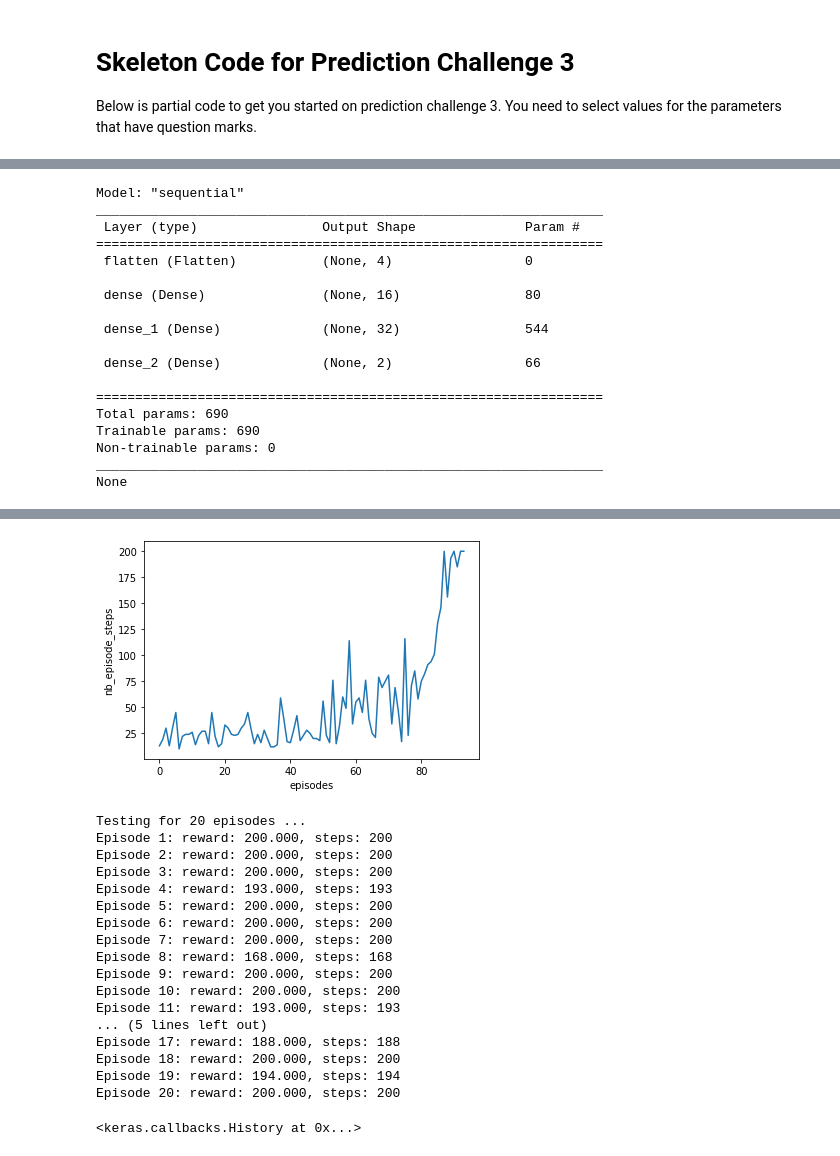
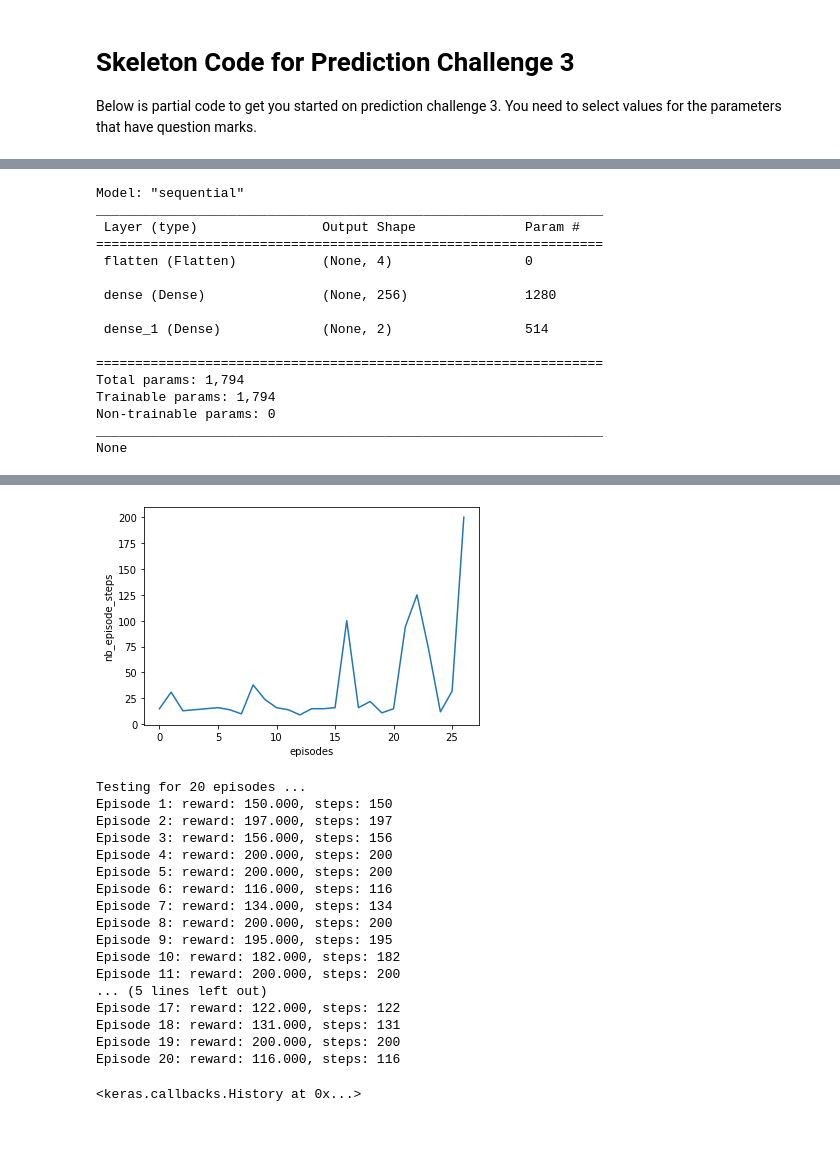
Before and after one commit to chandhinipj/CartPole-V0-ReinforcementLearning, a Jupyter notebook: PredictionChallenge3.ipynb, the cells around one changed output, grey strips where cells are left out. Cells and saved outputs as stored; diff of their text form; code cells hidden in the pictures.

```diff
--- a/PredictionChallenge3.ipynb
+++ b/PredictionChallenge3.ipynb
@@ -55,10 +55,10 @@ model = Sequential()
 model.add(Input(shape=(1,env.observation_space.shape[0])))  # The input is 1 observation vector, and the number of observations in that vector
 model.add(Flatten())
 # add extra layers here
-model.add(Dense(16, activation='relu'))
-model.add(Dense(32, activation='relu'))
+# model.add(Dense(16, activation='relu'))
+# model.add(Dense(32, activation='relu'))
 # model.add(Dense(64, activation='relu'))
-# model.add(Dense(128, activation='relu'))
+model.add(Dense(256, activation='relu'))
 
 model.add(Dense(env.action_space.n, activation='linear'))   # the output is the number of actions in the action space
 print(model.summary())
@@ -69,15 +69,13 @@ _________________________________________________________________
 =================================================================
  flatten (Flatten)           (None, 4)                 0
 
- dense (Dense)               (None, 16)                80
+ dense (Dense)               (None, 256)               1280
 
- dense_1 (Dense)             (None, 32)                544
-
- dense_2 (Dense)             (None, 2)                 66
+ dense_1 (Dense)             (None, 2)                 514
 
 =================================================================
-Total params: 690
-Trainable params: 690
+Total params: 1,794
+Trainable params: 1,794
 Non-trainable params: 0
 _________________________________________________________________
 None
@@ -85,12 +83,12 @@ None
 memory = SequentialMemory(limit=5000, window_length=1)
 
 # define the policy
-policy =  LinearAnnealedPolicy(inner_policy=EpsGreedyQPolicy(eps=0.2),
+policy =  LinearAnnealedPolicy(inner_policy=EpsGreedyQPolicy(),
                                attr='eps',
                                value_max=1.0,
                                value_min=0.1,
-                               value_test=.05,
-                               nb_steps=5000)
+                               value_test=.02,
+                               nb_steps=1000)
 
 
 # define the agent
@@ -101,9 +99,9 @@ dqn = DQNAgent(model=model,
                target_model_update=1e-2,
                policy=policy)
 
-dqn.compile(Adam(lr=1e-3), metrics=['mae'])
+dqn.compile(Adam(lr=1e-2), metrics=['mae'])
 
-history = dqn.fit(env, nb_steps=5000, visualize=False, verbose=2)
+history = dqn.fit(env, nb_steps=1000, visualize=False, verbose=2)
 
 # summarize the history for number  of episode steps
 plt.plot(history.history['nb_episode_steps'])
@@ -136,22 +138,22 @@ done, took 37.838 seconds
-[figure, old version]
+[figure, new version]
 # %%
 dqn.test(env, nb_episodes=20, visualize=False)
 # %% [output]
 Testing for 20 episodes ...
-Episode 1: reward: 200.000, steps: 200
-Episode 2: reward: 200.000, steps: 200
-Episode 3: reward: 200.000, steps: 200
-Episode 4: reward: 193.000, steps: 193
+Episode 1: reward: 150.000, steps: 150
+Episode 2: reward: 197.000, steps: 197
+Episode 3: reward: 156.000, steps: 156
+Episode 4: reward: 200.000, steps: 200
 Episode 5: reward: 200.000, steps: 200
-Episode 6: reward: 200.000, steps: 200
-Episode 7: reward: 200.000, steps: 200
-Episode 8: reward: 168.000, steps: 168
-Episode 9: reward: 200.000, steps: 200
-Episode 10: reward: 200.000, steps: 200
-Episode 11: reward: 193.000, steps: 193
+Episode 6: reward: 116.000, steps: 116
+Episode 7: reward: 134.000, steps: 134
+Episode 8: reward: 200.000, steps: 200
+Episode 9: reward: 195.000, steps: 195
+Episode 10: reward: 182.000, steps: 182
+Episode 11: reward: 200.000, steps: 200
 ... (5 lines left out)
-Episode 17: reward: 188.000, steps: 188
-Episode 18: reward: 200.000, steps: 200
-Episode 19: reward: 194.000, steps: 194
-Episode 20: reward: 200.000, steps: 200
+Episode 17: reward: 122.000, steps: 122
+Episode 18: reward: 131.000, steps: 131
+Episode 19: reward: 200.000, steps: 200
+Episode 20: reward: 116.000, steps: 116
 <keras.callbacks.History at 0x...>
```
Also changed, not shown: parts of 4 cells of this notebook.
